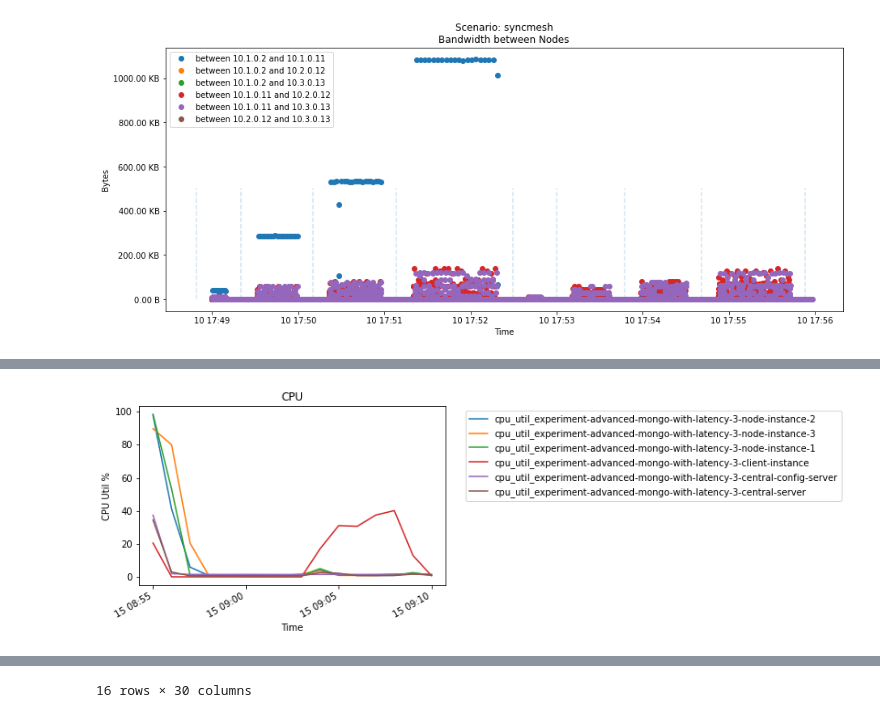
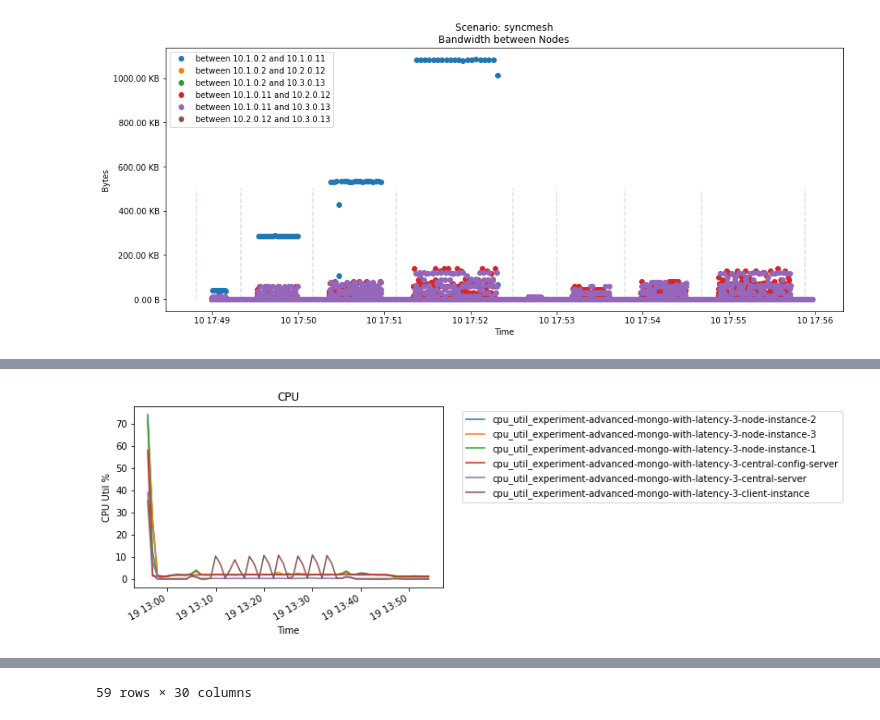
Before and after one commit to dos-group/syncmesh, a Jupyter notebook: evaluation/03_Pcap.ipynb, the cells around one changed output, grey strips where cells are left out. Drawn from its saved outputs; the diff is of its cells as text; code cells hidden in the pictures.

```diff
--- a/evaluation/03_Pcap.ipynb
+++ b/evaluation/03_Pcap.ipynb
@@ -545,30 +574,30 @@ plt.show()
 # %%
-df = pd.read_csv("data/20210915-15/monitoring_experiment-advanced-mongo-with-latency-3.csv")
+df = pd.read_csv("data/20210919-15/monitoring_experiment-advanced-mongo-with-latency-3.csv")
 columns = df.columns
 df.set_index('timestamp', inplace=True)
-df = df.loc[str(pd.to_datetime("2021-09-15T09:10:00")):str(pd.to_datetime("2021-09-15T08:37:00"))]
+# df = df.loc[str(pd.to_datetime("2021-09-15T09:10:00")):str(pd.to_datetime("2021-09-15T08:37:00"))]
 df.index = pd.to_datetime(df.index)
 
 fig, ax = plt.subplots()
 
 # ax.set_ylim(0,500)
 for col in columns:
     if col.startswith("cpu_"):
         ax.plot(df.index, df[col]*100, label=col)
 # set title and legend
 ax.set_title('CPU')
 ax.set_ylabel("CPU Util %")
 ax.set_xlabel("Time")
 ax.format_xdata = mdates.DateFormatter('%Y-%m-%d')
 box = ax.get_position()
 # ax.set_position([box.x0, box.y0, box.width * 0.8, box.height])
 ax.legend(loc='upper left', bbox_to_anchor=(1.05, 1))
 fig.autofmt_xdate()
 
 fig.savefig("out/cpu_util.png")
 plt.show()
 df
 # %% [output]
-[figure, old version]
+[figure, new version]
 |  | cpu_util_experiment-advanced-mong... | io_read_experiment-advanced-mongo... | io_write_experiment-advanced-mong... | iops_read_experiment-advanced-mon... | ... |
 | timestamp |  |  |  |  | ... |
@@ -591 +620 @@ df
-16 rows × 30 columns
+59 rows × 30 columns
```
Also changed, not shown: parts of 13 cells of this notebook, 6 other files.
